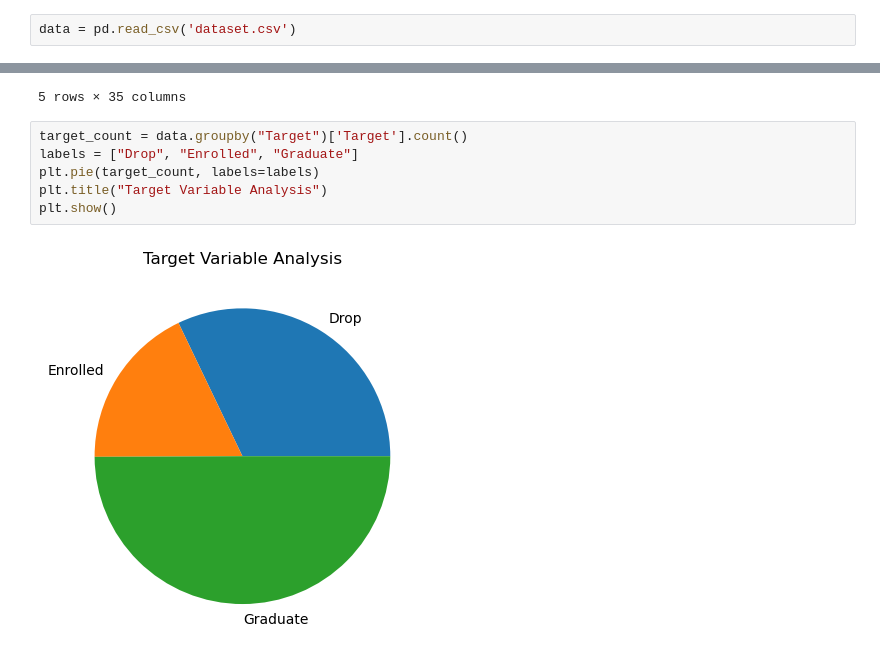
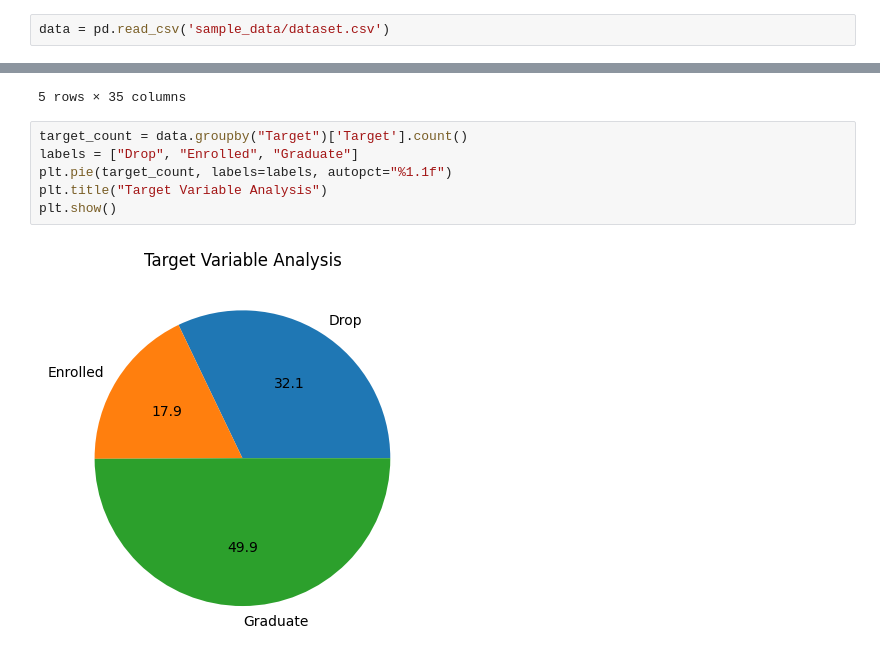
Before and after one commit to rageh-ai/student_success_analysis, a Jupyter notebook: exploration.ipynb, the cells around one changed output, grey strips where cells are left out. Cells and saved outputs as stored; diff of their text form.

```diff
--- a/exploration.ipynb
+++ b/exploration.ipynb
@@ -5,7 +5,7 @@ import seaborn as sns
 import matplotlib.pyplot as plt
 ##saved from colab
 # %%
-data = pd.read_csv('dataset.csv')
+data = pd.read_csv('sample_data/dataset.csv')
 # %%
 data.head()
 # %% [output]
@@ -19,8 +19,8 @@ data.head()
 # %%
 target_count = data.groupby("Target")['Target'].count()
 labels = ["Drop", "Enrolled", "Graduate"]
-plt.pie(target_count, labels=labels)
+plt.pie(target_count, labels=labels, autopct="%1.1f")
 plt.title("Target Variable Analysis")
 plt.show()
 # %% [output]
-[figure, old version]
+[figure, new version]
```
Also changed, not shown: parts of 5 cells of this notebook.
